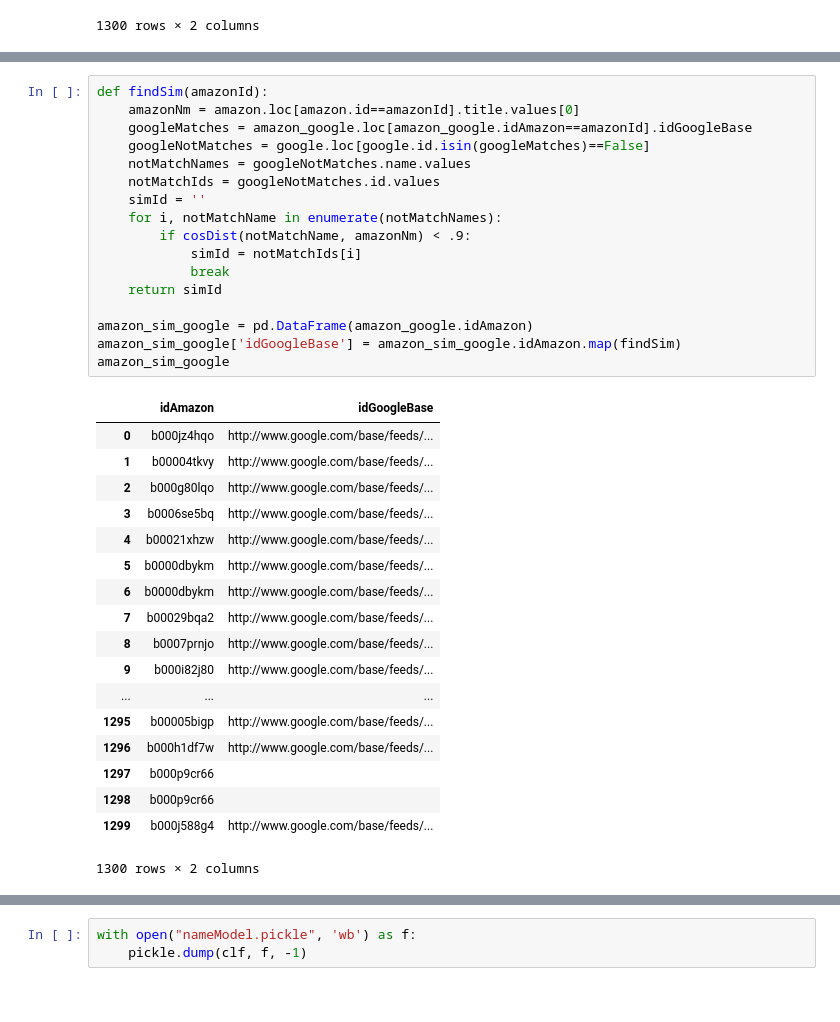
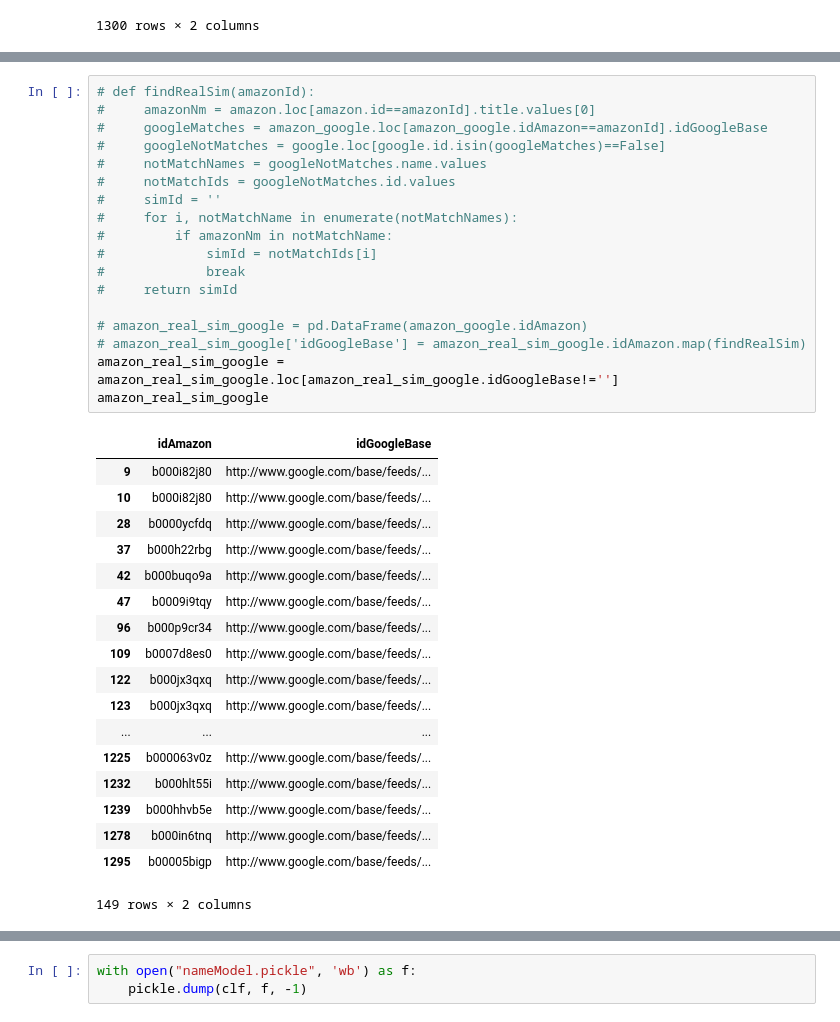
Before and after one commit to alexrisman/personal_budget, a Jupyter notebook: ecommerce/model/amazon_google_play.ipynb, the cells around one changed output, grey strips where cells are left out. Cells and saved outputs as stored; diff of their text form.

```diff
--- a/ecommerce/model/amazon_google_play.ipynb
+++ b/ecommerce/model/amazon_google_play.ipynb
@@ -107,38 +154,39 @@ amazon_not_google
 # %%
-def findSim(amazonId):
-    amazonNm = amazon.loc[amazon.id==amazonId].title.values[0]
-    googleMatches = amazon_google.loc[amazon_google.idAmazon==amazonId].idGoogleBase
-    googleNotMatches = google.loc[google.id.isin(googleMatches)==False]
-    notMatchNames = googleNotMatches.name.values
-    notMatchIds = googleNotMatches.id.values
-    simId = ''
-    for i, notMatchName in enumerate(notMatchNames):
-        if cosDist(notMatchName, amazonNm) < .9:
-            simId = notMatchIds[i]
-            break
-    return simId
+# def findRealSim(amazonId):
+#     amazonNm = amazon.loc[amazon.id==amazonId].title.values[0]
+#     googleMatches = amazon_google.loc[amazon_google.idAmazon==amazonId].idGoogleBase
+#     googleNotMatches = google.loc[google.id.isin(googleMatches)==False]
+#     notMatchNames = googleNotMatches.name.values
+#     notMatchIds = googleNotMatches.id.values
+#     simId = ''
+#     for i, notMatchName in enumerate(notMatchNames):
+#         if amazonNm in notMatchName:
+#             simId = notMatchIds[i]
+#             break
+#     return simId
 
-amazon_sim_google = pd.DataFrame(amazon_google.idAmazon)
-amazon_sim_google['idGoogleBase'] = amazon_sim_google.idAmazon.map(findSim)
-amazon_sim_google
+# amazon_real_sim_google = pd.DataFrame(amazon_google.idAmazon)
+# amazon_real_sim_google['idGoogleBase'] = amazon_real_sim_google.idAmazon.map(findRealSim)
+amazon_real_sim_google = amazon_real_sim_google.loc[amazon_real_sim_google.idGoogleBase!='']
+amazon_real_sim_google
 # %% [output]
 |  | idAmazon | idGoogleBase |
-| 0 | b000jz4hqo | http://www.google.com/base/feeds/... |
-| 1 | b00004tkvy | http://www.google.com/base/feeds/... |
-| 2 | b000g80lqo | http://www.google.com/base/feeds/... |
-| 3 | b0006se5bq | http://www.google.com/base/feeds/... |
-| 4 | b00021xhzw | http://www.google.com/base/feeds/... |
-| 5 | b0000dbykm | http://www.google.com/base/feeds/... |
-| 6 | b0000dbykm | http://www.google.com/base/feeds/... |
-| 7 | b00029bqa2 | http://www.google.com/base/feeds/... |
-| 8 | b0007prnjo | http://www.google.com/base/feeds/... |
 | 9 | b000i82j80 | http://www.google.com/base/feeds/... |
+| 10 | b000i82j80 | http://www.google.com/base/feeds/... |
+| 28 | b0000ycfdq | http://www.google.com/base/feeds/... |
+| 37 | b000h22rbg | http://www.google.com/base/feeds/... |
+| 42 | b000buqo9a | http://www.google.com/base/feeds/... |
+| 47 | b0009i9tqy | http://www.google.com/base/feeds/... |
+| 96 | b000p9cr34 | http://www.google.com/base/feeds/... |
+| 109 | b0007d8es0 | http://www.google.com/base/feeds/... |
+| 122 | b000jx3qxq | http://www.google.com/base/feeds/... |
+| 123 | b000jx3qxq | http://www.google.com/base/feeds/... |
 | ... | ... | ... |
+| 1225 | b000063v0z | http://www.google.com/base/feeds/... |
+| 1232 | b000hlt55i | http://www.google.com/base/feeds/... |
+| 1239 | b000hhvb5e | http://www.google.com/base/feeds/... |
+| 1278 | b000in6tnq | http://www.google.com/base/feeds/... |
 | 1295 | b00005bigp | http://www.google.com/base/feeds/... |
-| 1296 | b000h1df7w | http://www.google.com/base/feeds/... |
-| 1297 | b000p9cr66 |  |
-| 1298 | b000p9cr66 |  |
-| 1299 | b000j588g4 | http://www.google.com/base/feeds/... |
-1300 rows × 2 columns
+149 rows × 2 columns
 # %%
 # add mismatched examples to matched ones
```
Also changed, not shown: parts of 9 cells of this notebook, 22 other files.
